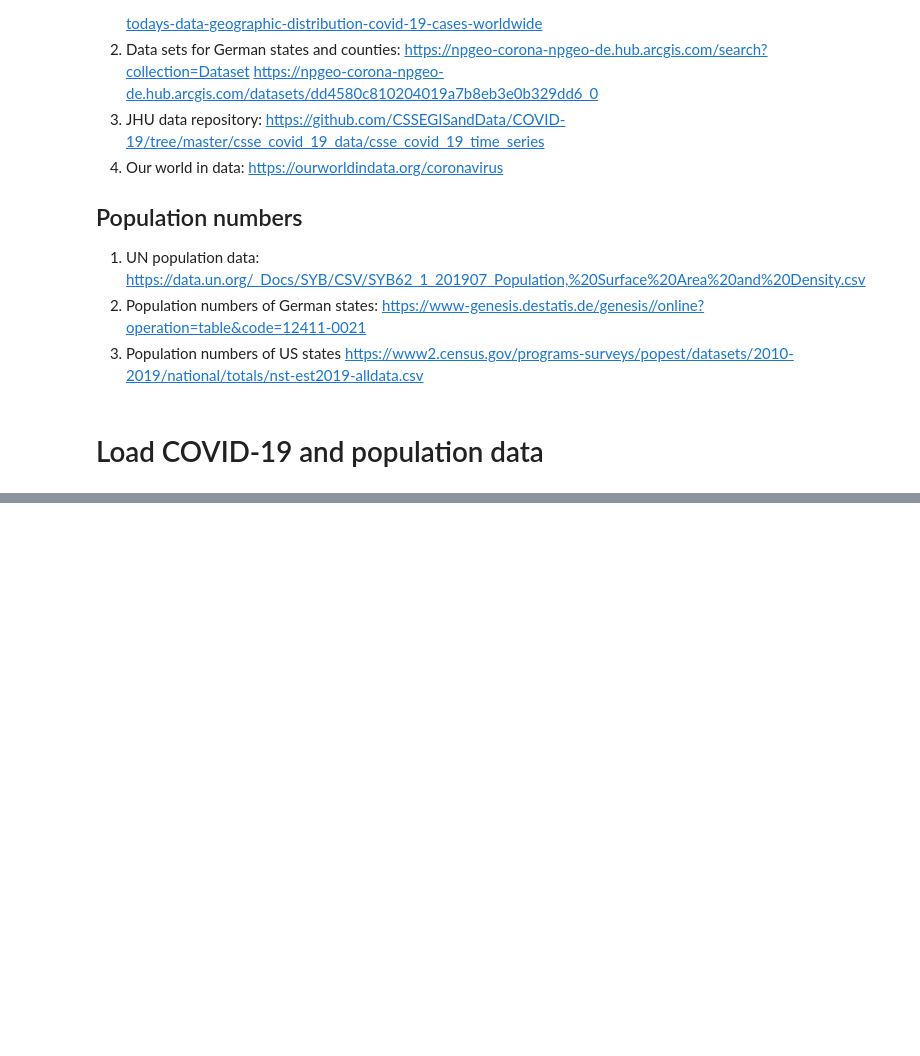
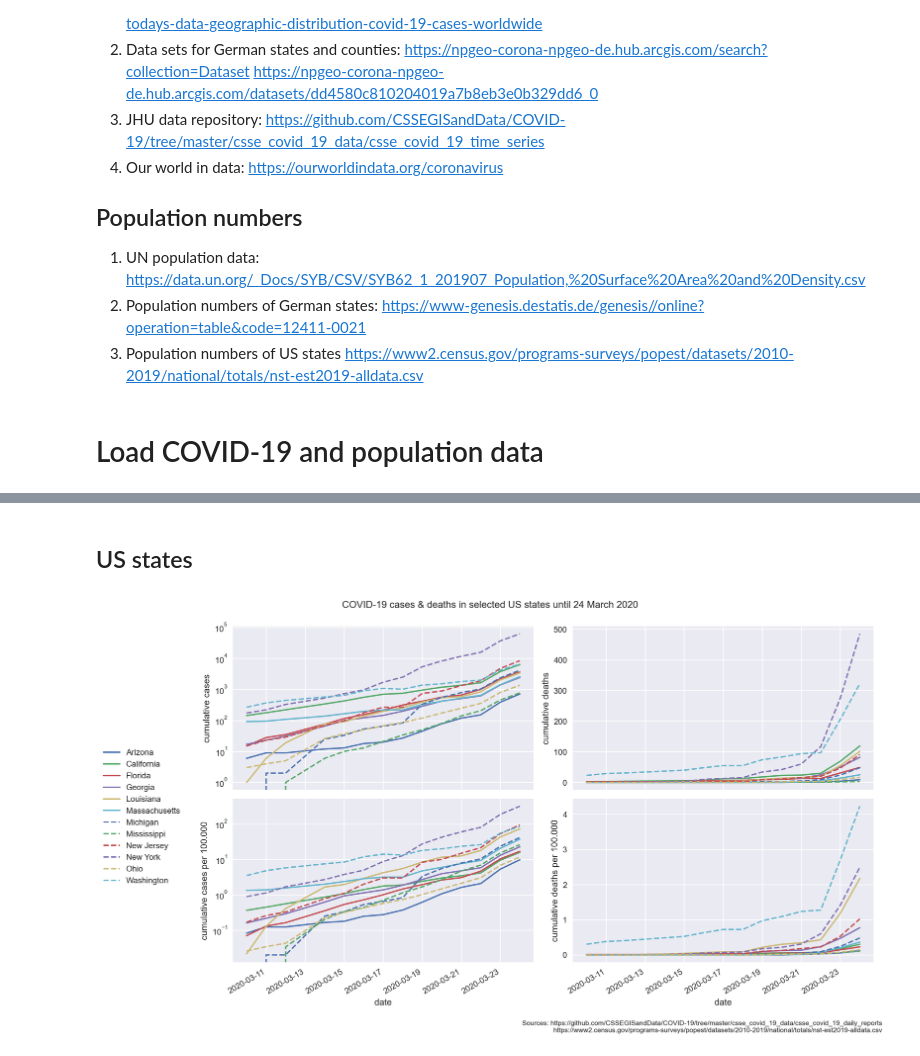
Before and after one commit to LeAlex27/covid-19, a Jupyter notebook: covid-19.ipynb, the cells around one changed output, grey strips where cells are left out. Saved outputs shown, nothing was run; the diff lists cells and outputs as text; code cells hidden in the pictures; blank space fills up the shorter version.

```diff
--- a/covid-19.ipynb
+++ b/covid-19.ipynb
@@ -61,0 +95,22 @@ us_pop_nums = get_us_population_numbers('/home/lennart/Downloads/nst-est2019-all
+# %% [markdown]
+## US states
+# %%
+e_list = sorted(['Massachusetts', 'California', 'Washington', 'Florida', 'New York', 'New Jersey', 'Louisiana', 'Georgia', 'Mississippi', 'Michigan', 'Arizona', 'Ohio'])
+fig, ax = plt.subplots(2, 2, **{'figsize': (0.7 * 19.2 , 0.7 * 10.8), 'dpi': 200})
+x_start = date(2020, 2, 24)
+plot(e_list, 'date', 'cum_cases', data=jhu_states, norm=False, ax=ax[0, 0], x_start=x_start, legend=False)
+plot(e_list, 'date', 'cum_cases', data=jhu_states, norm=True, ax=ax[1, 0], x_start=x_start, legend=False, pop_nums=us_pop_nums)
+plot(e_list, 'date', 'cum_deaths', data=jhu_states, norm=False, ax=ax[0, 1], y_scale='linear', x_start=x_start, legend=False)
+plot(e_list, 'date', 'cum_deaths', data=jhu_states, norm=True, ax=ax[1, 1], y_scale='linear', x_start=x_start, legend=False, pop_nums=us_pop_nums)
+fig.autofmt_xdate()
+
+fig.suptitle("COVID-19 cases & deaths in selected US states until {}".format(jhu_date.strftime('%d %B %Y')))
+handles, labels = ax[1, 1].get_legend_handles_labels()
+fig.legend(handles, labels, loc='center left')
+fig.text(1, 0, "Sources: " + jhu_daily_src + '\n' + us_pop_num_src,
+         horizontalalignment='right', verticalalignment='bottom', fontsize='small')
+
+fig.tight_layout(rect=(0.12, 0.04, 1.0, 0.95))
+fig.savefig(fig_dir + 'selected_us_states_{}.png'.format(jhu_date))
+# %% [output]
+[figure, added]
```
Also changed, not shown: parts of 16 cells of this notebook, 1 other file.
